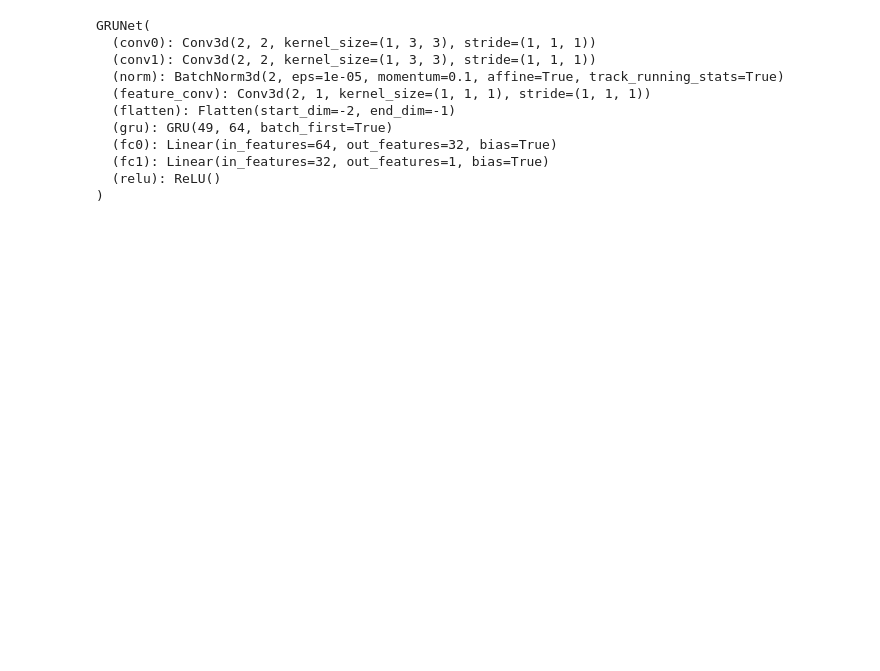
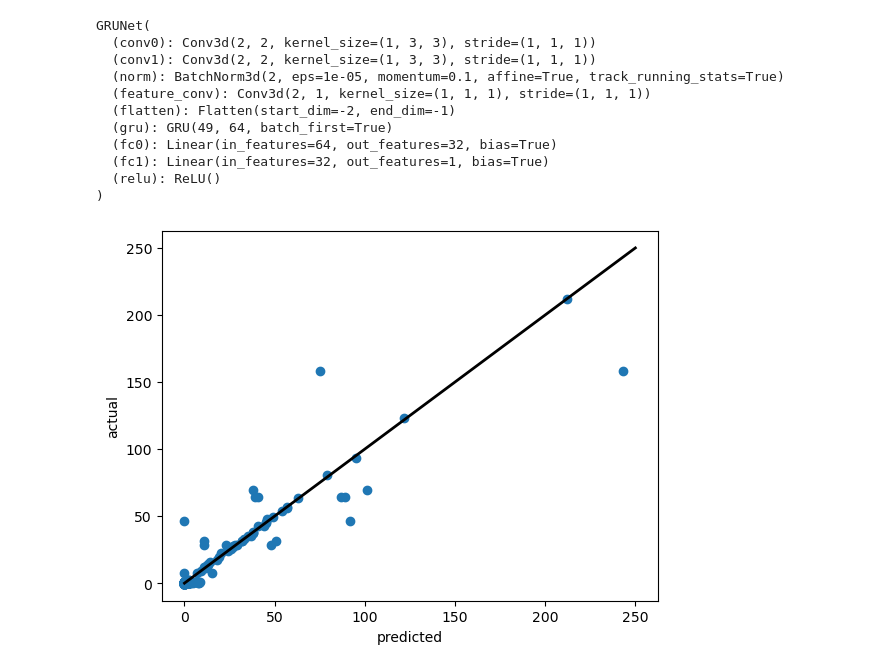
Before and after one commit to jun-lsh/splash-awards-22, a Jupyter notebook: model/GRU.ipynb, the cells around one changed output. Cells and saved outputs as stored; diff of their text form; code cells hidden in the pictures; blank space fills up the shorter version.

Commit message:
Graphed the model performance
nice

```diff
--- a/model/GRU.ipynb
+++ b/model/GRU.ipynb
@@ -424,3 +460,13 @@ GRUNet(
   (fc1): Linear(in_features=32, out_features=1, bias=True)
   (relu): ReLU()
 )
+# %%
+datapoints = torch.cat(logs, dim=1)
+
+plt.scatter(datapoints[0], datapoints[1])
+plt.plot([0, 250], [0, 250], 'k-', lw=2)
+plt.ylabel('actual')
+plt.xlabel('predicted')
+plt.show()
+# %% [output]
+[figure, added]
```
Also changed, not shown: parts of 9 cells of this notebook.
